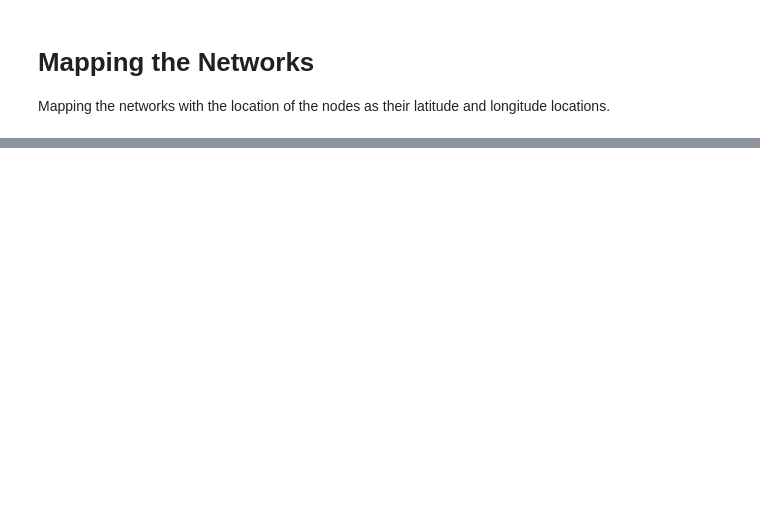
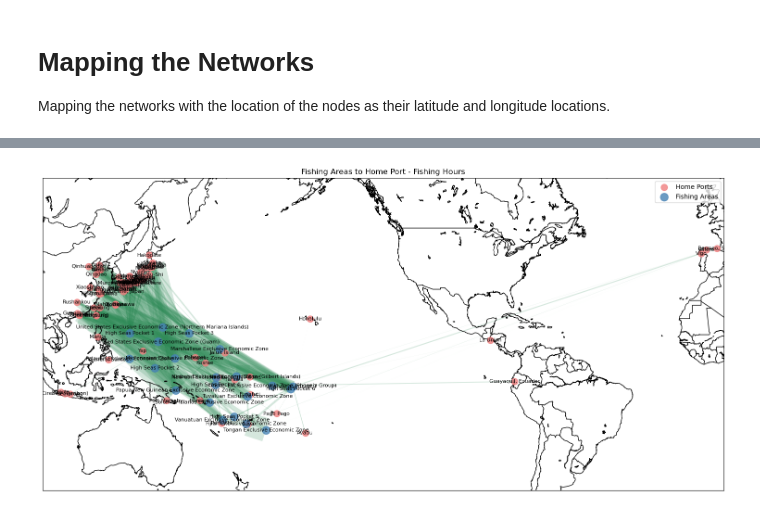
Before and after one commit to ek976/network_analytics_project, a Jupyter notebook: code/geo_network_mapping.ipynb, the cells around one changed output, grey strips where cells are left out. Cells and saved outputs as stored; diff of their text form; code cells hidden in the pictures; blank space fills up the shorter version.

```diff
--- a/code/geo_network_mapping.ipynb
+++ b/code/geo_network_mapping.ipynb
@@ -71,0 +63,69 @@ ax.set_axis_off()
+# %%
+# Preprocess locations data
+
+# Convert western hemisphere longitudes for Pacific-centered view
+# This must be done because the map is flipped contrary to most projectsion
+def adjust_longitude_for_pacific(lon):
+    """Convert longitude to Pacific-centered view (0-360° system)"""
+    return lon if lon >= 0 else lon + 360
+
+# Get unique nodes for each type
+home_ports = all_data[['home_port_name', 'home_port_longitude', 'home_port_latitude']].drop_duplicates()
+fishing_areas = all_data[['GEONAME', 'fishing_area_long', 'fishing_area_lat']].drop_duplicates()
+
+# Apply to your data before transformation
+home_ports_adj = home_ports.copy()
+fishing_areas_adj = fishing_areas.copy()
+
+home_ports_adj['home_port_longitude'] = home_ports_adj['home_port_longitude'].apply(adjust_longitude_for_pacific)
+fishing_areas_adj['fishing_area_long'] = fishing_areas_adj['fishing_area_long'].apply(adjust_longitude_for_pacific)
+# %%
+# create map size
+plt.figure(figsize=(15,9))
+
+# import base map with proper demarcations
+m = Basemap(
+    projection='merc',
+    llcrnrlon=100,
+    llcrnrlat=-40,
+    urcrnrlon=360,
+    urcrnrlat=60,
+    lat_ts=0,
+    resolution='l',
+    suppress_ticks=True)
+
+# draw the map boundaries
+m.drawcountries(linewidth = 1)
+m.drawcoastlines(linewidth=1)
+
+## Now add in the graph data
+
+# Adjust coordinates to the same CRS as the basemap
+mx_ports, my_ports = m(home_ports_adj['home_port_longitude'].values, home_ports_adj['home_port_latitude'].values)
+mx_areas, my_areas = m(fishing_areas_adj['fishing_area_long'].values, fishing_areas_adj['fishing_area_lat'].values)
+
+# Create separate position dictionaries for the two types of nodes
+pos_ports = {port: (mx_ports[i], my_ports[i]) for i, port in enumerate(home_ports['home_port_name'])}
+pos_areas = {area: (mx_areas[i], my_areas[i]) for i, area in enumerate(fishing_areas['GEONAME'])}
+
+# Draw the nodes
+nx.draw_networkx_nodes(G, pos_ports, nodelist=list(pos_ports.keys()),
+                      node_color='lightcoral', alpha = 0.8, node_size=100, label='Home Ports')
+nx.draw_networkx_nodes(G, pos_areas, nodelist=list(pos_areas.keys()),
+                      node_color='steelblue', alpha = 0.8, node_size=150, label='Fishing Areas')
+
+# Combine positions
+pos_combined = {**pos_ports, **pos_areas}
+# Get edge weights and create a list of widths
+edge_weights = nx.get_edge_attributes(G, 'fishing_hours')
+widths = [edge_weights[edge]/100 for edge in G.edges()]
+# draw the edges
+nx.draw_networkx_edges(G, pos = pos_combined, width=widths, edge_color='seagreen', alpha=0.2, arrows = False)
+
+nx.draw_networkx_labels(G, pos_combined, font_size=8)
+plt.legend()
+plt.title("Fishing Areas to Home Port - Fishing Hours")
+plt.tight_layout()
+plt.show()
+# %% [output]
+[figure, added]
```
Also changed, not shown: parts of 10 cells of this notebook, 3 other files.
